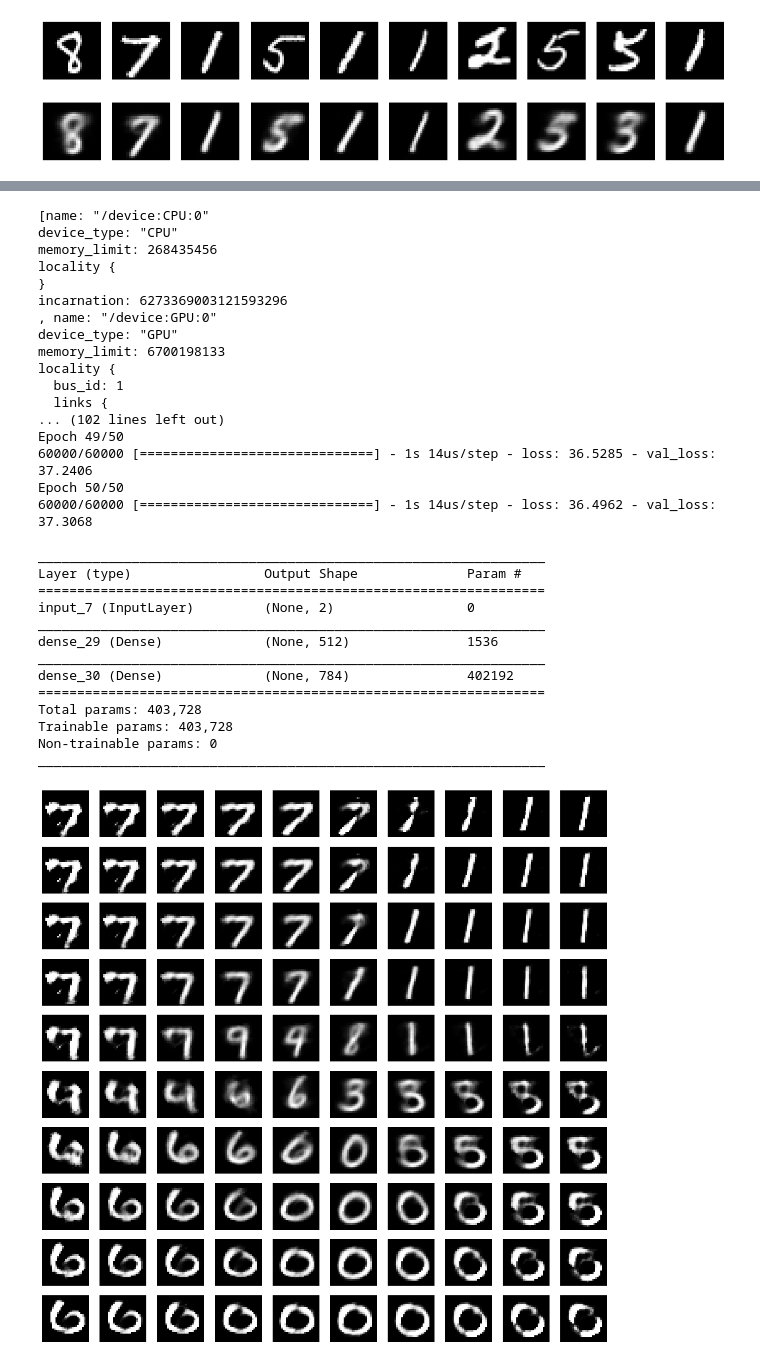
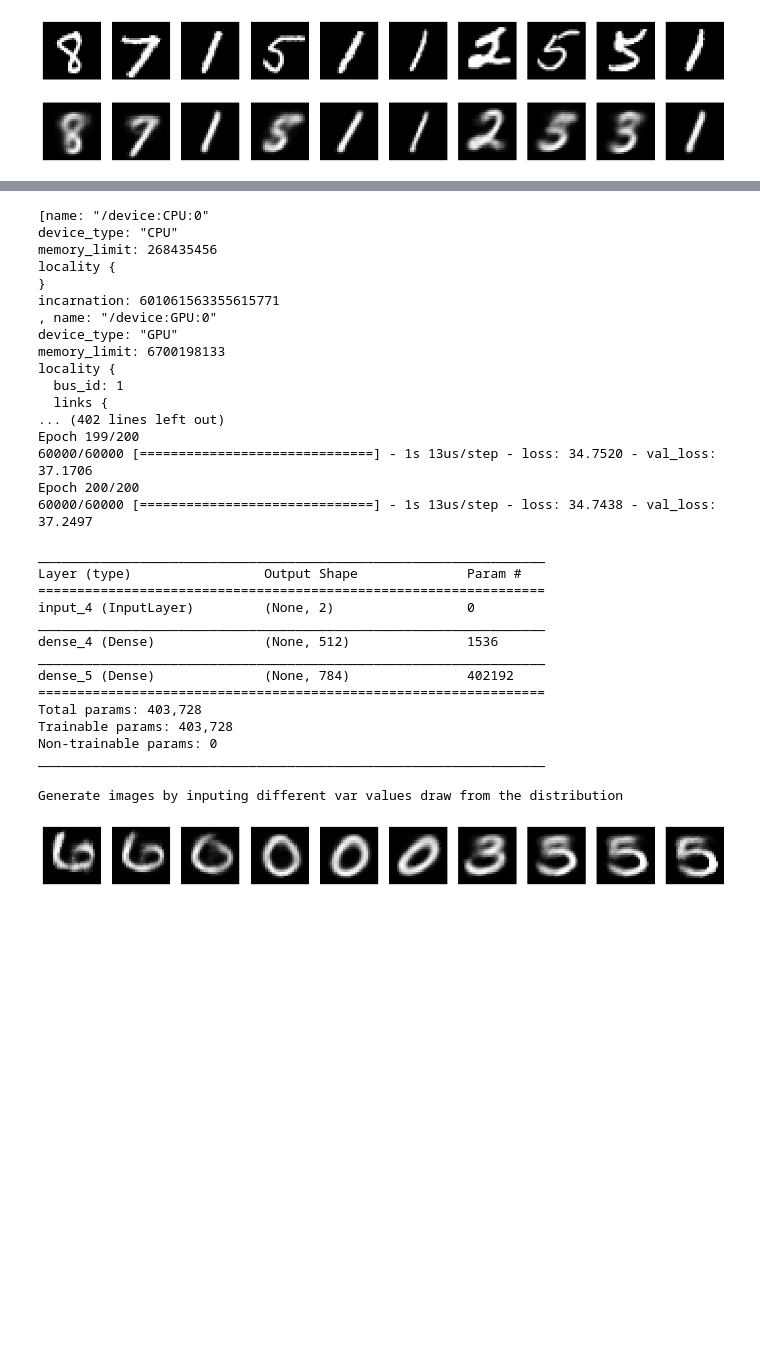
Before and after one commit to hsywhu/Variational-AutoEncoder, a Jupyter notebook: Assignment Four.ipynb, the cells around one changed output, grey strips where cells are left out. Drawn from its saved outputs; the diff is of its cells as text; code cells hidden in the pictures; blank space fills up the shorter version.

```diff
--- a/Assignment Four.ipynb
+++ b/Assignment Four.ipynb
@@ -415,7 +428,7 @@ plt.figure(figsize=(18, 4))
 plt.gray()
 
 # randomly generate some numbers as the input of decoder
-generated_input = (np.random.rand(img_num, 2, )) * 100
+generated_input = (np.random.rand(img_num, 2, )) * 20
 print(generated_input)
 generated_imgs = decoder_fc.predict(generated_input)
 
@@ -570,20 +587,14 @@ plt.show()
 # %%
 # generate images by inputing random number to decoder
-
-img_num = 10
-
+print("Generate images by inputing different mean values draw from the distribution")
+random_means = np.linspace(-3, 3, img_num)
 plt.figure(figsize=(18, 18))
 plt.gray()
-
-grid_x = np.linspace(-5, 5, img_num)
-grid_y = np.linspace(-5, 5, img_num)[::-1]
-
-for i, yi in enumerate(grid_y):
-    for j, xi in enumerate(grid_x):
-        z_sample = np.array([[xi, yi]])
-        img_decoded = decoder_fc_norm.predict(z_sample)
-        ax = plt.subplot(img_num, img_num, i*img_num+j+1)
-        plt.imshow(img_decoded.reshape(28, 28))
-        ax.axis('off')
+for i in range(len(random_means)):
+    z_sample = np.array([[random_means[i], 1]])
+    img_decoded = decoder_fc_norm.predict(z_sample)
+    ax = plt.subplot(1, img_num, i+1)
+    plt.imshow(img_decoded.reshape(28, 28))
+    ax.axis('off')
 plt.show()
 # %% [output]
@@ -666,7 +681,7 @@ best_model_checkpoint = ModelCheckpoint(
 vae_history = variational_autoencoder.fit(
     x_train_flatten,
     None,
-    epochs=50,
+    epochs=200,
     batch_size=256,
     shuffle=True,
     validation_data=(x_test_flatten, None),
@@ -678,18 +693,18 @@ device_type: "CPU"
 memory_limit: 268435456
 locality {
 }
-incarnation: 6273369003121593296
+incarnation: 601061563355615771
 , name: "/device:GPU:0"
 device_type: "GPU"
 memory_limit: 6700198133
 locality {
   bus_id: 1
   links {
-... (102 lines left out)
-Epoch 49/50
-60000/60000 [==============================] - 1s 14us/step - loss: 36.5285 - val_loss: 37.2406
-Epoch 50/50
-60000/60000 [==============================] - 1s 14us/step - loss: 36.4962 - val_loss: 37.3068
+... (402 lines left out)
+Epoch 199/200
+60000/60000 [==============================] - 1s 13us/step - loss: 34.7520 - val_loss: 37.1706
+Epoch 200/200
+60000/60000 [==============================] - 1s 13us/step - loss: 34.7438 - val_loss: 37.2497
 # %%
 # load the best varational auto-encoder model
 variational_autoencoder.load_weights('./best_model_vae_weights.pth')
@@ -704,11 +719,11 @@ decoder_vae.summary()
 _________________________________________________________________
 Layer (type)                 Output Shape              Param #
 =================================================================
-input_7 (InputLayer)         (None, 2)                 0
+input_4 (InputLayer)         (None, 2)                 0
 _________________________________________________________________
-dense_29 (Dense)             (None, 512)               1536
+dense_4 (Dense)              (None, 512)               1536
 _________________________________________________________________
-dense_30 (Dense)             (None, 784)               402192
+dense_5 (Dense)              (None, 784)               402192
 =================================================================
 Total params: 403,728
 Trainable params: 403,728
@@ -716,22 +731,20 @@ Non-trainable params: 0
 _________________________________________________________________
 # %%
 # generate images by inputing random number to decoder
-
+print("Generate images by inputing different var values draw from the distribution")
 img_num = 10
-
 plt.figure(figsize=(18, 18))
 plt.gray()
 
-grid_x = np.linspace(-5, 5, img_num)
-grid_y = np.linspace(-5, 5, img_num)[::-1]
+random_vars = np.linspace(-3, 3, img_num)[::-1]
 
-for i, yi in enumerate(grid_y):
-    for j, xi in enumerate(grid_x):
-        z_sample = np.array([[xi, yi]])
-        img_decoded = decoder_vae.predict(z_sample)
-        ax = plt.subplot(img_num, img_num, i*img_num+j+1)
-        plt.imshow(img_decoded.reshape(28, 28))
-        ax.axis('off')
+for i in range(len(random_vars)):
+    z_sample = np.array([[2, random_vars[i]]])
+    img_decoded = decoder_vae.predict(z_sample)
+    ax = plt.subplot(1, img_num, i+1)
+    plt.imshow(img_decoded.reshape(28, 28))
+    ax.axis('off')
 plt.show()
 # %% [output]
+Generate images by inputing different var values draw from the distribution
-[figure, old version]
+[figure, new version]
```
Also changed, not shown: parts of 24 cells of this notebook, 2 other files.
